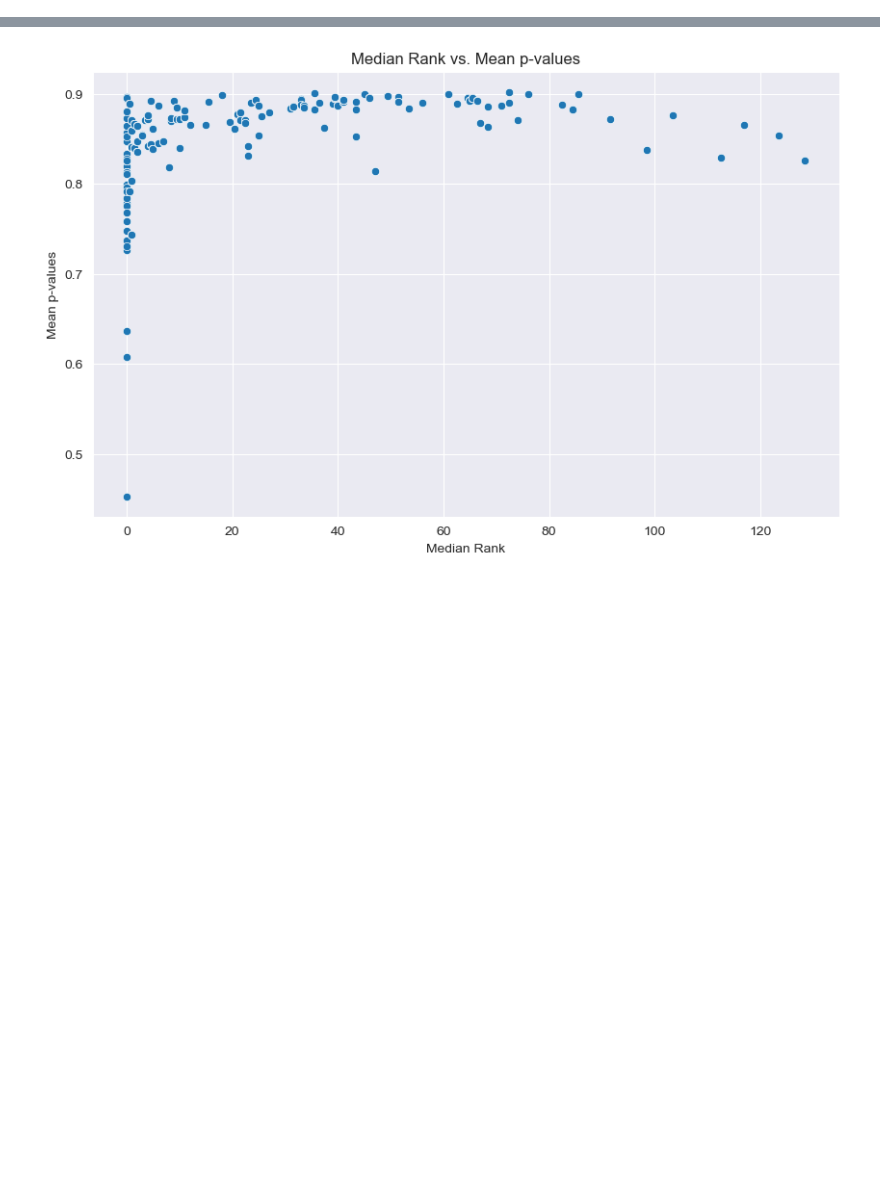
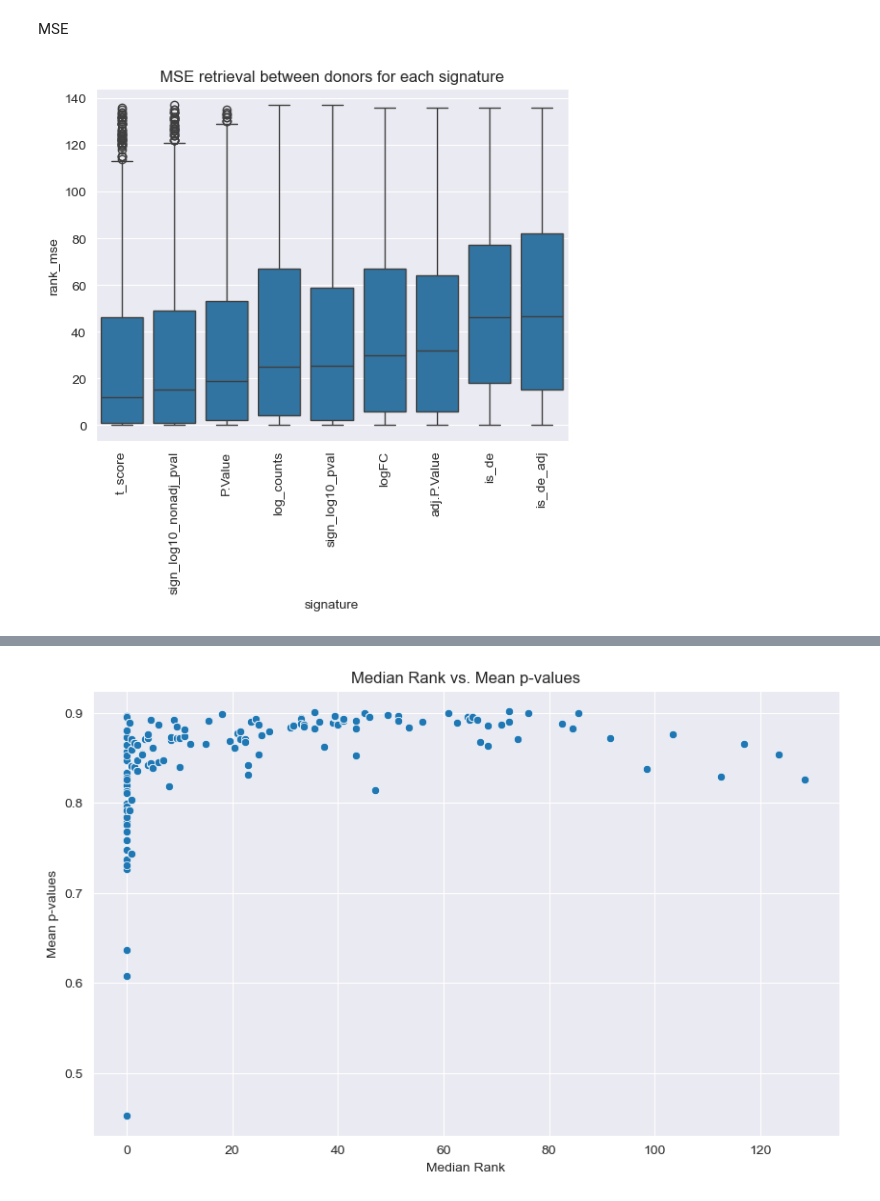
Before and after one commit to theislab/task-dge-perturbation-prediction-analysis, a Jupyter notebook: representation_analysis/representation_analysis.ipynb, the cells around one changed output, grey strips where cells are left out. Cells and saved outputs as stored; diff of their text form; code cells hidden in the pictures; blank space fills up the shorter version.

```diff
--- a/representation_analysis/representation_analysis.ipynb
+++ b/representation_analysis/representation_analysis.ipynb
@@ -121,0 +141,10 @@ plt.show()
+# %% [markdown]
+MSE
+# %%
+ordered_signatures = ranks_df.groupby('signature')['rank_mse'].median().sort_values().index
+sns.boxplot(data=ranks_df, x='signature', y='rank_mse', order=ordered_signatures)
+plt.xticks(rotation=90)
+plt.title('MSE retrieval between donors for each signature')
+plt.show()
+# %% [output]
+[figure, added]
```
Also changed, not shown: parts of 38 cells of this notebook.
